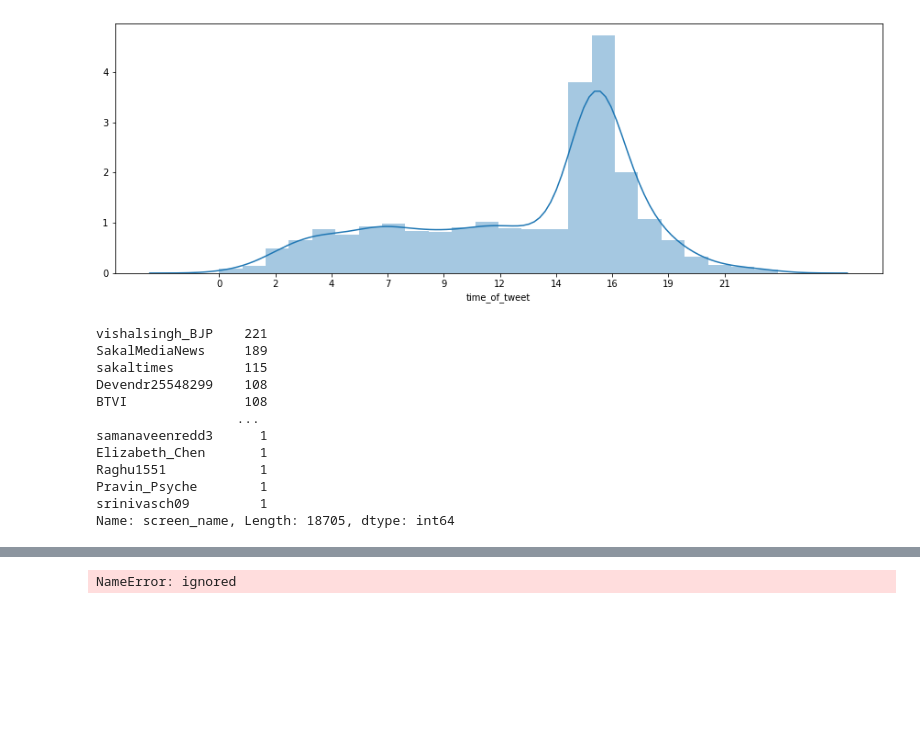
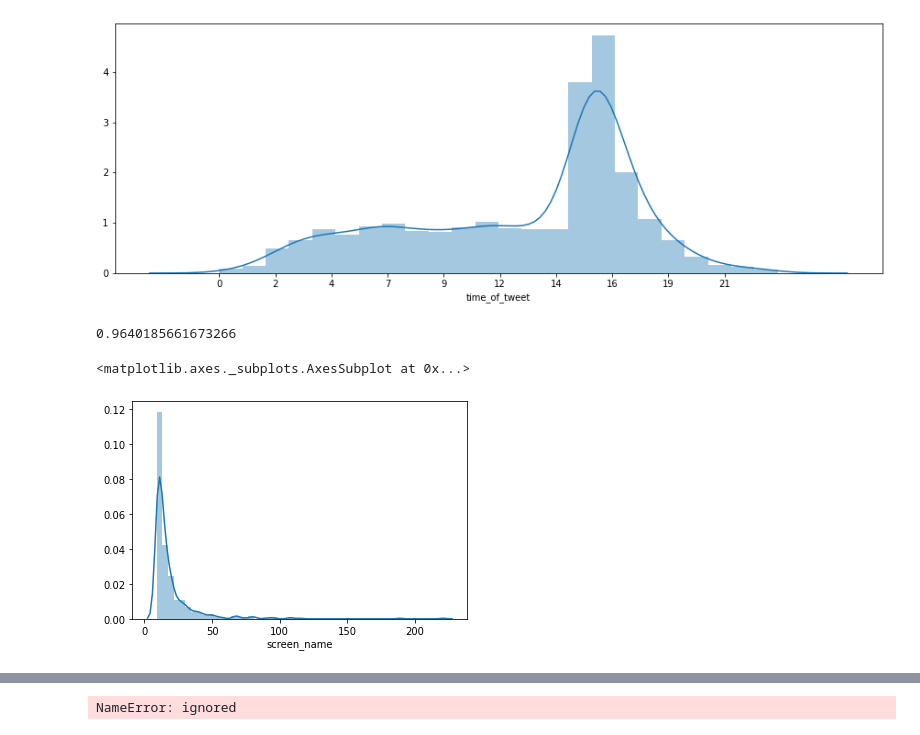
Before and after one commit to ShubhangiSoni1603/Sentimental_analysis_twitter_IN, a Jupyter notebook: Untitled3.ipynb, the cells around one changed output, grey strips where cells are left out. Cells and saved outputs as stored; diff of their text form; code cells hidden in the pictures; blank space fills up the shorter version.

```diff
--- a/Untitled3.ipynb
+++ b/Untitled3.ipynb
@@ -191,19 +193,13 @@ plt.show()
 # %%
 ###status_id
 #people = dat.groupby(["screen_name","user_id","followers_count","friends_count","verified"])
 people = dat["screen_name"].value_counts()
-people
+people = people[people > 8]
+print(people.std()/people.mean()) # reletive varience
+people = people.reset_index()
+sns.distplot(people["screen_name"])
 # %% [output]
-vishalsingh_BJP    221
-SakalMediaNews     189
-sakaltimes         115
-Devendr25548299    108
-BTVI               108
-                  ...
-samanaveenredd3      1
-Elizabeth_Chen       1
-Raghu1551            1
-Pravin_Psyche        1
-srinivasch09         1
-Name: screen_name, Length: 18705, dtype: int64
+0.9640185661673266
+<matplotlib.axes._subplots.AxesSubplot at 0x...>
+[figure, added]
 # %%
```
Also changed, not shown: parts of 3 cells of this notebook.
